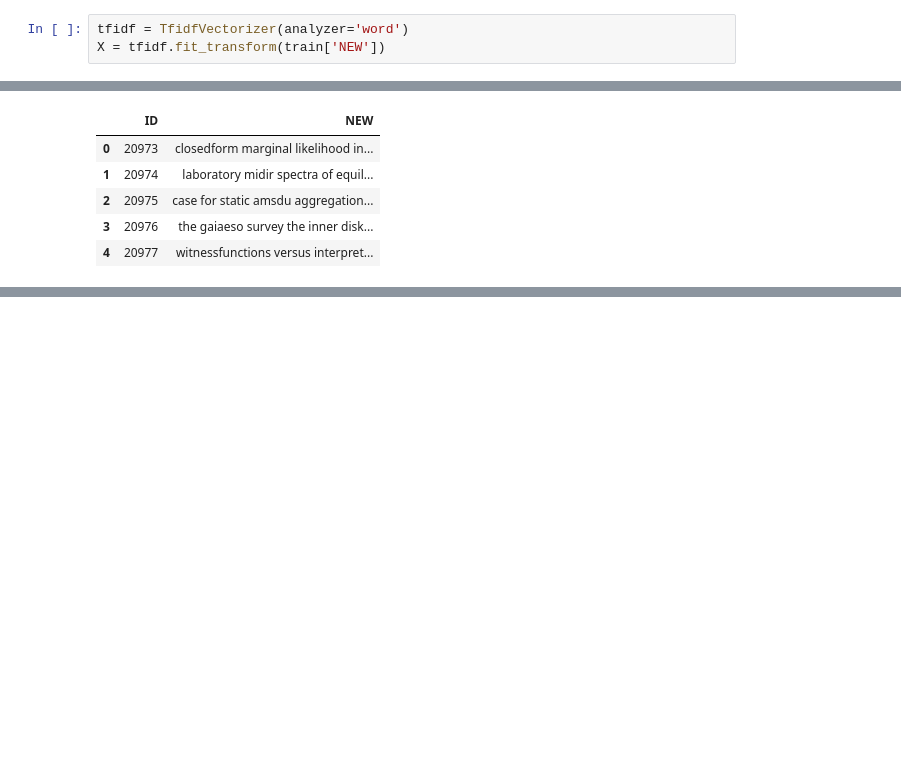
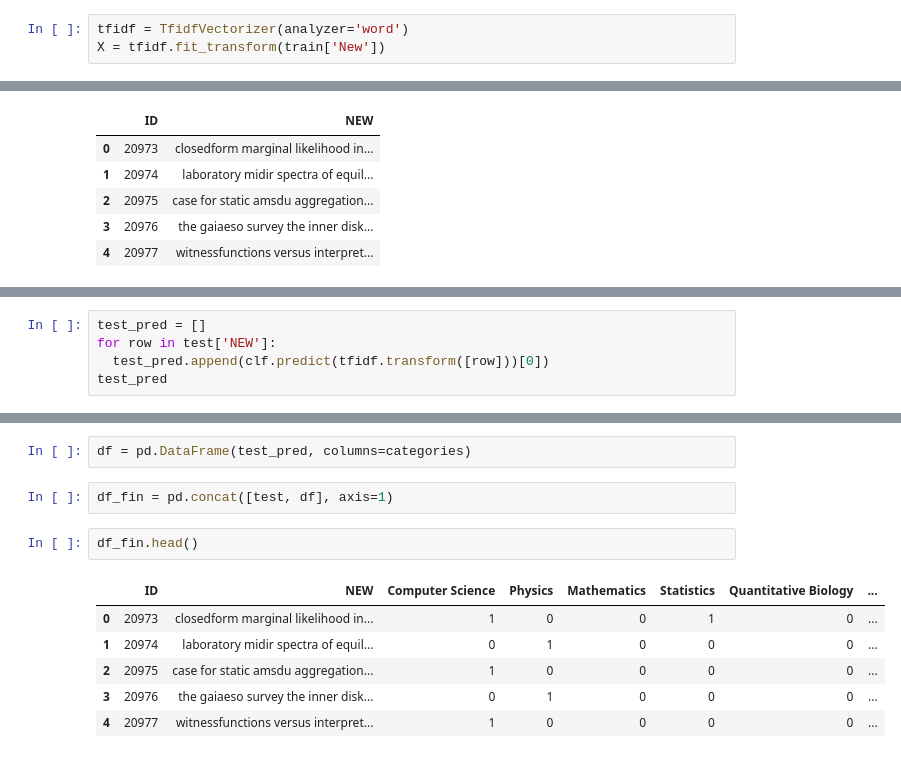
Before and after one commit to bhanuteja2001/AI_Curriculum, a Jupyter notebook: IndependancedayJanatahack.ipynb, the cells around one changed output, grey strips where cells are left out. Cells and saved outputs as stored; diff of their text form; blank space fills up the shorter version.

```diff
--- a/IndependancedayJanatahack.ipynb
+++ b/IndependancedayJanatahack.ipynb
@@ -149,7 +157,7 @@ train.head()
 | 4 | 5 | 1 | 0 | 0 | 1 | 0 | ... |
 # %%
 tfidf = TfidfVectorizer(analyzer='word')
-X = tfidf.fit_transform(train['NEW'])
+X = tfidf.fit_transform(train['New'])
 # %%
 len(tfidf.vocabulary_)
 # %% [output]
@@ -285,0 +297,5 @@ VAL = np.array(VAL)
+# %%
+test_pred = []
+for row in test['NEW']:
+  test_pred.append(clf.predict(tfidf.transform([row]))[0])
+test_pred
@@ -285,0 +320,13 @@ VAL = np.array(VAL)
+# %%
+df = pd.DataFrame(test_pred, columns=categories)
+# %%
+df_fin = pd.concat([test, df], axis=1)
+# %%
+df_fin.head()
+# %% [output]
+|  | ID | NEW | Computer Science | Physics | Mathematics | Statistics | Quantitative Biology | ... |
+| 0 | 20973 | closedform marginal likelihood in... | 1 | 0 | 0 | 1 | 0 | ... |
+| 1 | 20974 | laboratory midir spectra of equil... | 0 | 1 | 0 | 0 | 0 | ... |
+| 2 | 20975 | case for static amsdu aggregation... | 1 | 0 | 0 | 0 | 0 | ... |
+| 3 | 20976 | the gaiaeso survey the inner disk... | 0 | 1 | 0 | 0 | 0 | ... |
+| 4 | 20977 | witnessfunctions versus interpret... | 1 | 0 | 0 | 0 | 0 | ... |
```
Also changed, not shown: parts of 18 cells of this notebook.
